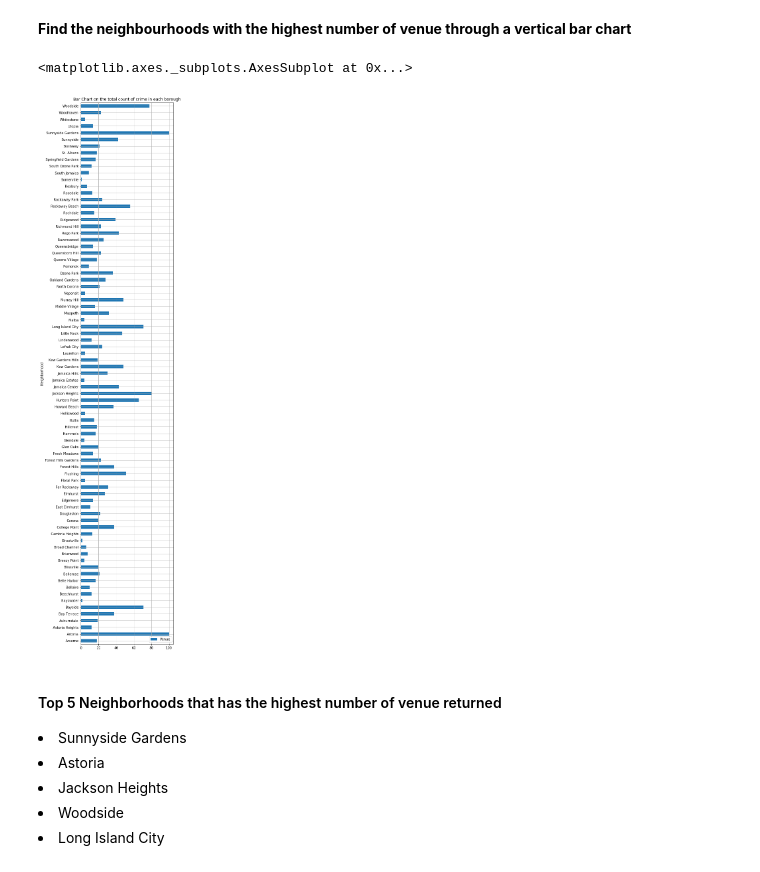
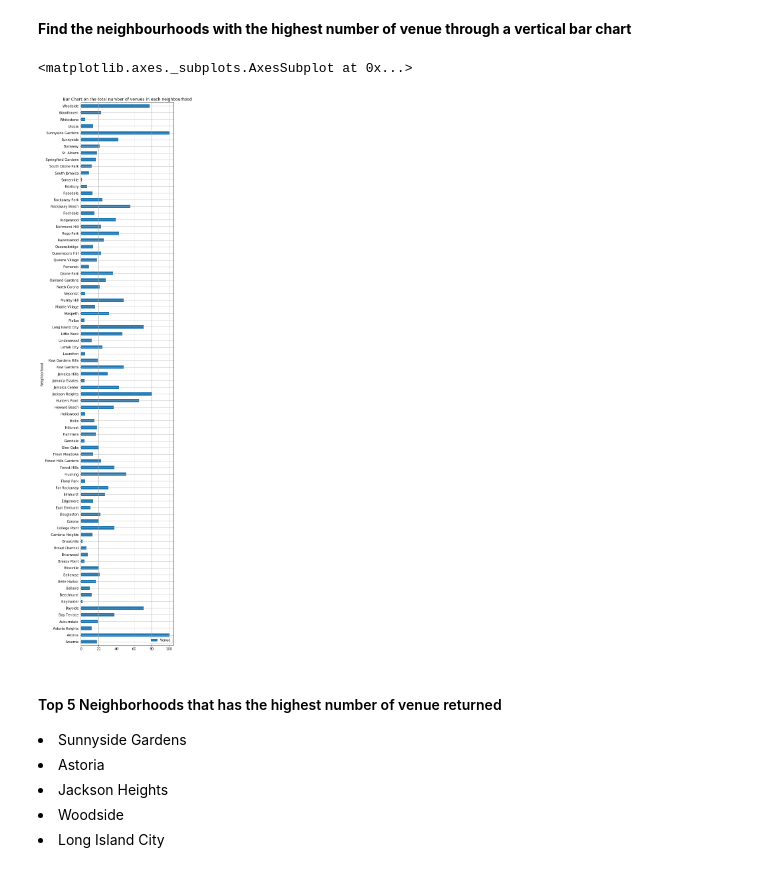
Before and after one commit to JpSoh/Coursera_Capstone, a Jupyter notebook: Capstone Project Notebook.ipynb, the cells around one changed output. Drawn from its saved outputs; the diff is of its cells as text; code cells hidden in the pictures.

```diff
--- a/Capstone Project Notebook.ipynb
+++ b/Capstone Project Notebook.ipynb
@@ -328,19 +330,0 @@ The geograpical coordinate of New York City are 40.7127281, -74.0060152.
-# %%
-# create map of New York using latitude and longitude values
-map_newyork = folium.Map(location=[latitude, longitude], zoom_start=10)
-
-# add markers to map
-for lat, lng, borough, neighborhood in zip(neighborhoods['Latitude'], neighborhoods['Longitude'], neighborhoods['Borough'], neighborhoods['Neighborhood']):
-    label = '{}, {}'.format(neighborhood, borough)
-    label = folium.Popup(label, parse_html=True)
-    folium.CircleMarker(
-        [lat, lng],
-        radius=5,
-        popup=label,
-        color='blue',
-        fill=True,
-        fill_color='#3186cc',
-        fill_opacity=0.7,
-        parse_html=False).add_to(map_newyork)
-
-map_newyork
@@ -368,7 +348,7 @@ Queens_data.head()
 Address = 'Queens, NY'
 
 geolocator = Nominatim(user_agent="ny_explorer")
-location = geolocator.geocode(address)
+location = geolocator.geocode(Address)
 latitude = location.latitude
 longitude = location.longitude
 print('The geograpical coordinate of Queens are {}, {}.'.format(latitude, longitude))
@@ -515,11 +495,11 @@ There are 269 uniques categories.
 # %% [markdown]
 <strong> Find the neighbourhoods with the highest number of venue through a vertical bar chart </strong>
 # %%
-QueensCountBar = Queensgroupby.plot.barh(y='Venue', rot=0, title='Bar Chart on the total count of crime in each borough',figsize=(5,30),grid=True)
+QueensCountBar = Queensgroupby.plot.barh(y='Venue', rot=0, title='Bar Chart on the total number of venues in each neighbourhood',figsize=(5,30),grid=True)
 QueensCountBar
 # %% [output]
 <matplotlib.axes._subplots.AxesSubplot at 0x...>
-[figure, old version]
+[figure, new version]
 # %% [markdown]
 <h4> Top 5 Neighborhoods that has the highest number of venue returned</h4>
 
```
Also changed, not shown: parts of 14 cells of this notebook.
